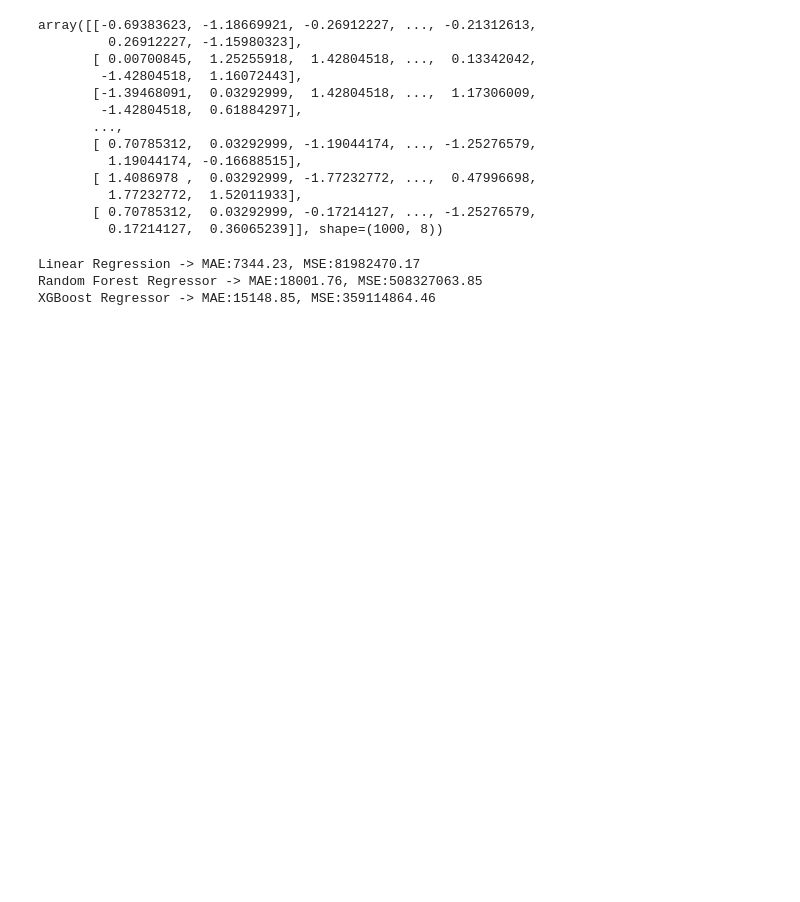
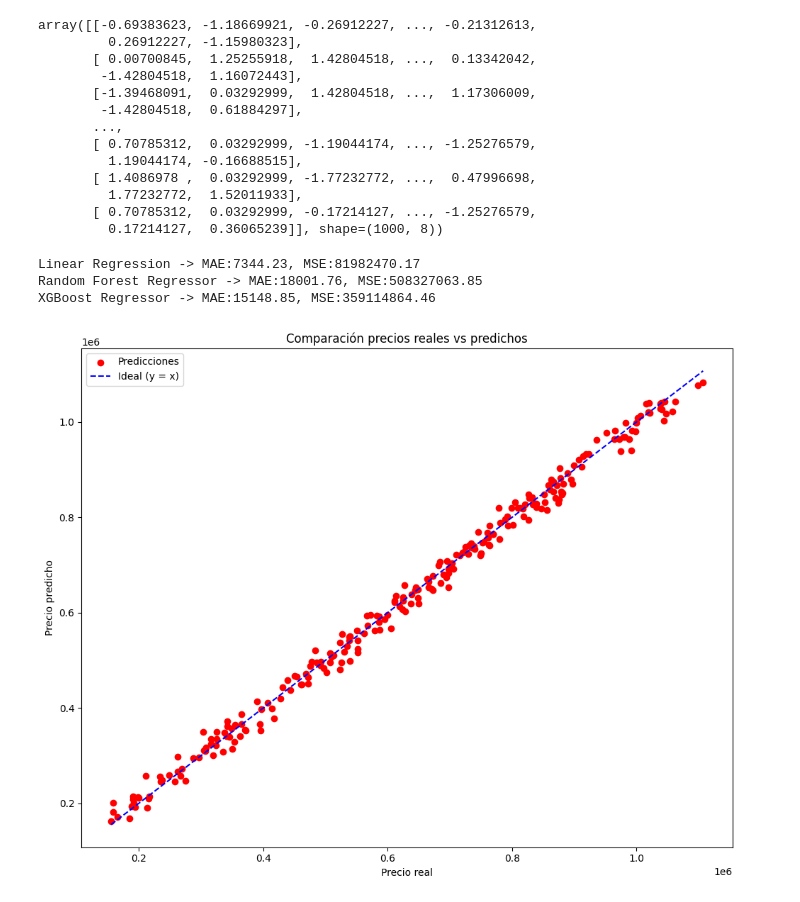
Before and after one commit to fhaidbauer/Haidbauer-portfolio, a Jupyter notebook: Proyecto Regresión con Python - Precio inmobiliarios/house_price_regression.ipynb, the cells around one changed output. Drawn from its saved outputs; the diff is of its cells as text; code cells hidden in the pictures; blank space fills up the shorter version.

```diff
--- a/Proyecto Regresión con Python - Precio inmobiliarios/house_price_regression.ipynb
+++ b/Proyecto Regresión con Python - Precio inmobiliarios/house_price_regression.ipynb
@@ -167,3 +167,15 @@ for nombre,modelo in models.items():
 Linear Regression -> MAE:7344.23, MSE:81982470.17
 Random Forest Regressor -> MAE:18001.76, MSE:508327063.85
 XGBoost Regressor -> MAE:15148.85, MSE:359114864.46
+# %%
+plt.figure(figsize=(10,8))
+plt.scatter(y_test,y_pred,color='r',label="Predicciones")
+plt.plot([y_test.min(), y_test.max()], [y_test.min(), y_test.max()], 'b--', label='Ideal (y = x)')
+plt.title("Comparación precios reales vs predichos")
+plt.xlabel("Precio real")
+plt.ylabel("Precio predicho")
+plt.legend()
+plt.tight_layout()
+plt.show()
+# %% [output]
+[figure, added]
```
